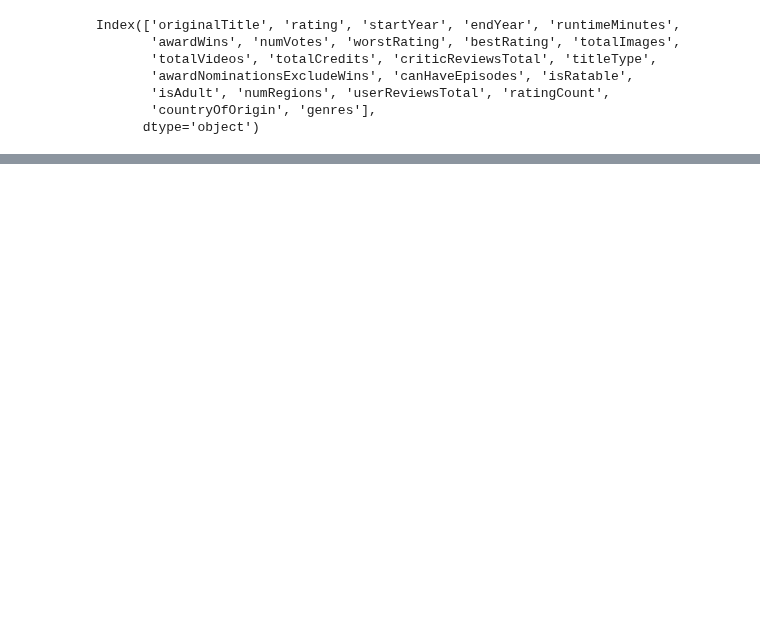
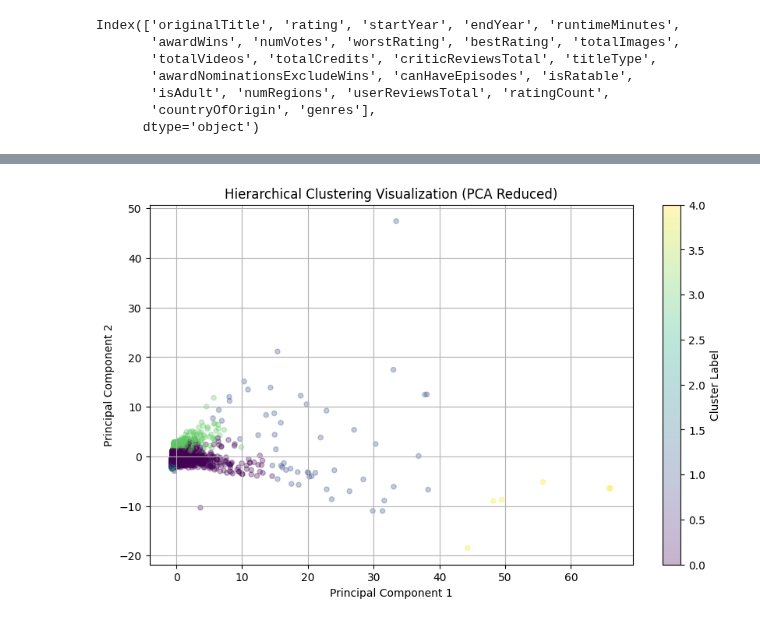
Before and after one commit to ChefBB/data_mining_1, a Jupyter notebook: code/hierarchical_clustering.ipynb, the cells around one changed output, grey strips where cells are left out. Drawn from its saved outputs; the diff is of its cells as text; code cells hidden in the pictures; blank space fills up the shorter version.

Commit message:
alignment, some hierarchical clustering

```diff
--- a/code/hierarchical_clustering.ipynb
+++ b/code/hierarchical_clustering.ipynb
@@ -56,0 +39,7 @@ plt.show()
+# %%
+# swaps the rating column to contain only the integer values of the higher bounds
+df['rating'] = df['rating'].str.extract(
+        r",\s*(\d+)\]"
+    ).astype(int)
+
+df
@@ -56,0 +60,7 @@ plt.show()
+# %%
+for col in num_cols:
+    df[col] = pd.to_numeric(df[col], errors='coerce')
+# train_df[num_cols] = pd.to_numeric(train_df[num_cols], errors='coerce')
+
+df.loc[df['genres'] == r'\N', 'genres'] = np.nan
+df
@@ -56,0 +81,3 @@ plt.show()
+# %%
+df['awardWins'].fillna(0, inplace=True)
+df['totalNominations'] = df['award Wins'] + df['awardNominationsExcludeWins']
@@ -56,0 +140,52 @@ plt.show()
+# %%
+import matplotlib.pyplot as plt
+from sklearn.preprocessing import StandardScaler
+from sklearn.cluster import AgglomerativeClustering
+from scipy.cluster.hierarchy import dendrogram, linkage
+
+
+# Select numerical features
+# numeric_cols = df.select_dtypes(include=['number']).columns
+
+# decision to drop na: first try, the classes mantain decent
+# representation while not having to replace na, possibly inserting
+# errors
+data = df[numeric_cols].dropna()
+
+# Standardize the data
+scaler = StandardScaler()
+data_scaled = scaler.fit_transform(data)
+
+# Apply Agglomerative Clustering
+n_clusters = 5  # Adjust based on your dataset
+clustering = AgglomerativeClustering(n_clusters=n_clusters, linkage='ward')
+data['cluster'] = clustering.fit_predict(data_scaled)
+
+# Plot clusters (PCA for visualization if data is high-dimensional)
+from sklearn.decomposition import PCA
+
+pca = PCA(n_components=2)
+data_pca = pca.fit_transform(data_scaled)
+
+plt.figure(figsize=(10, 6))
+plt.scatter(
+    data_pca[:, 0], data_pca[:, 1], c=data['cluster'],
+    cmap='viridis', alpha=0.3, s=20
+)
+plt.grid()
+plt.title("Hierarchical Clustering Visualization (PCA Reduced)")
+plt.xlabel("Principal Component 1")
+plt.ylabel("Principal Component 2")
+plt.colorbar(label="Cluster Label")
+plt.show()
+
+# Generate Dendrogram
+linked = linkage(data_scaled, method='ward')
+plt.figure(figsize=(10, 6))
+dendrogram(linked, orientation='top', distance_sort='descending', show_leaf_counts=True)
+plt.title("Dendrogram")
+plt.xlabel("Data Points")
+plt.ylabel("Distance")
+plt.show()
+# %% [output]
+[figure, added]
```
Also changed, not shown: parts of 12 cells of this notebook, 1 other file.
